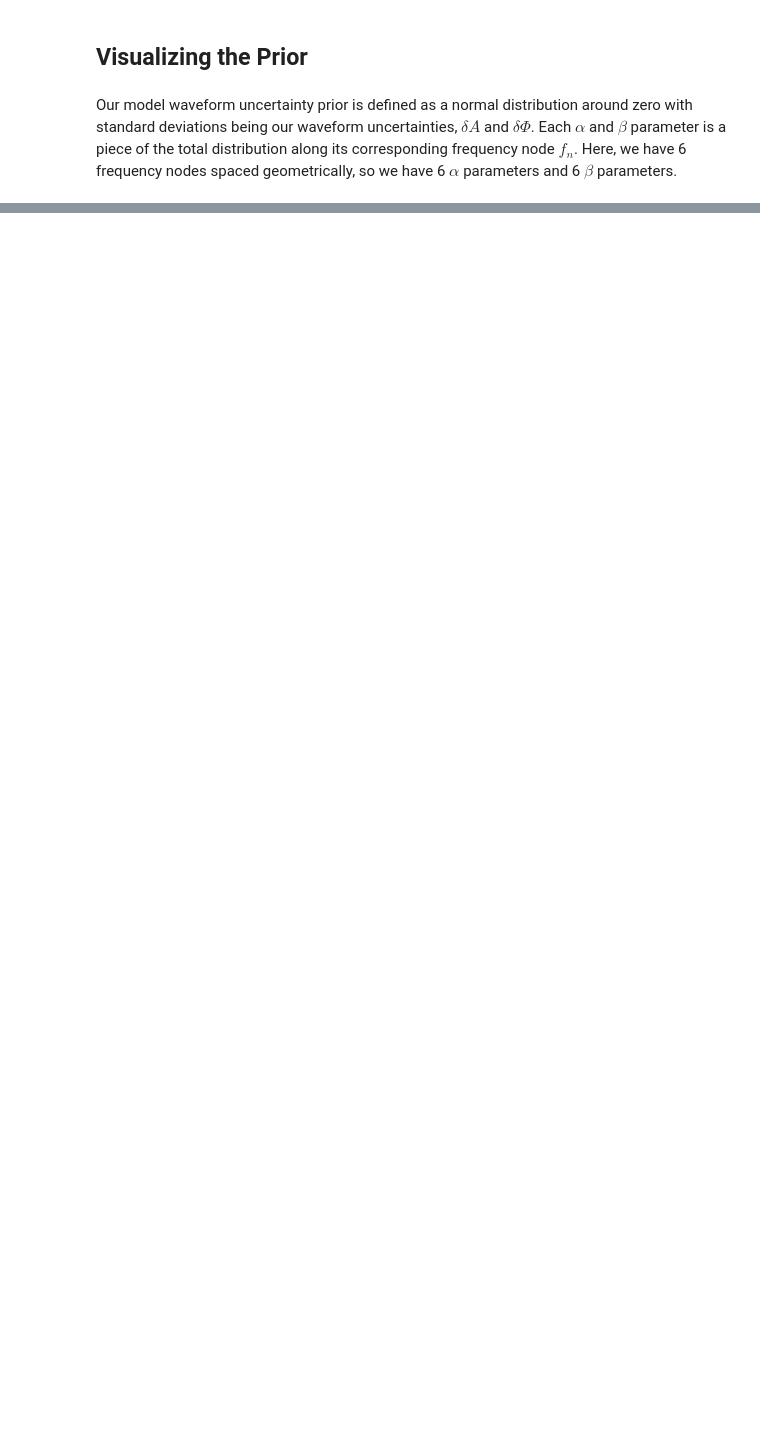
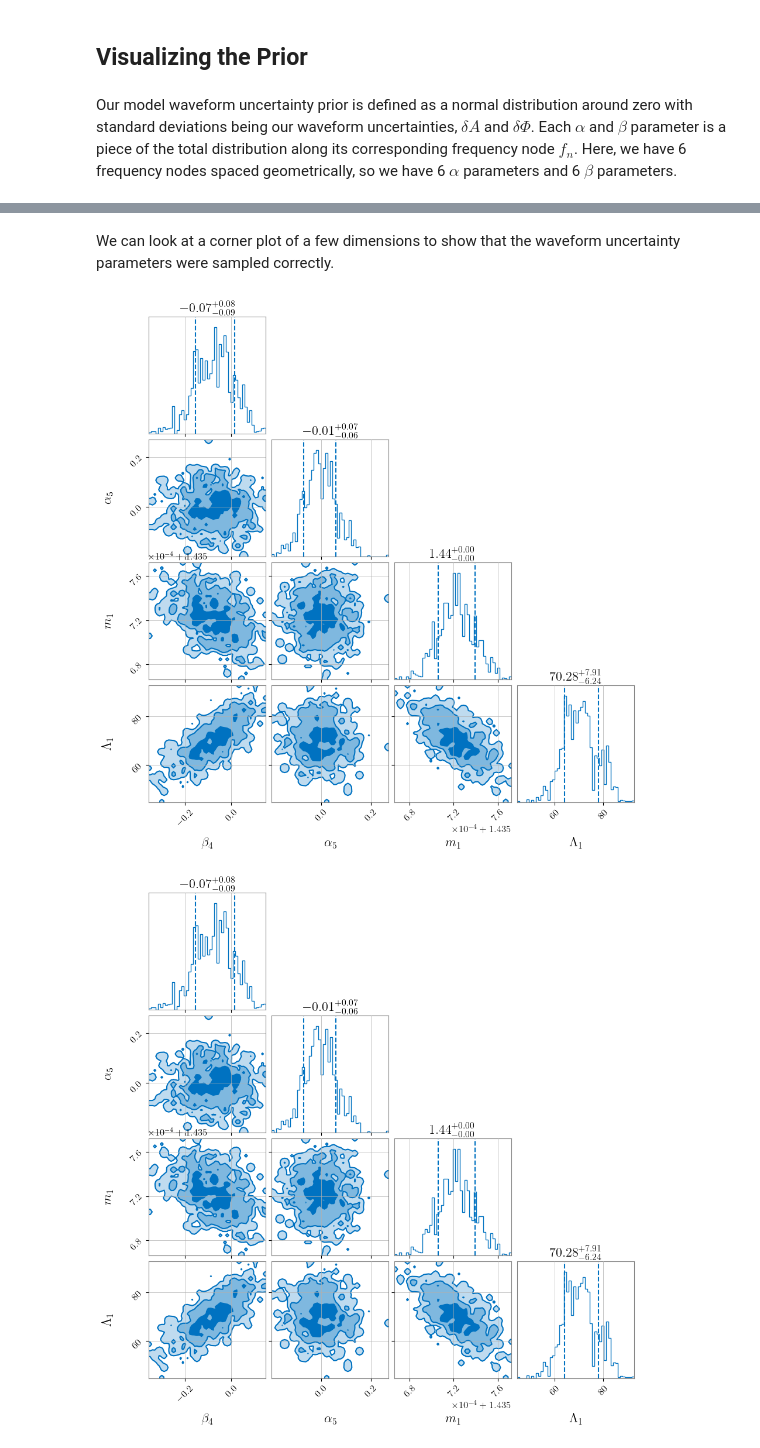
Before and after one commit to RyanSR71/waveform_uncertainty, a Jupyter notebook: docs/source/notebooks/WFU_Sampling_Tutorial.ipynb, the cells around one changed output, grey strips where cells are left out. Cells and saved outputs as stored; diff of their text form; code cells hidden in the pictures; blank space fills up the shorter version.

```diff
--- a/docs/source/notebooks/WFU_Sampling_Tutorial.ipynb
+++ b/docs/source/notebooks/WFU_Sampling_Tutorial.ipynb
@@ -115,0 +147,22 @@ plt.show()
+# %%
+# drawing a random sample from the prior for our injection
+injection_parameters = prior.sample()
+
+# setting up interferometers
+ifos = bilby.gw.detector.InterferometerList(['H1', 'L1'])
+ifos.set_strain_data_from_power_spectral_densities(
+    sampling_frequency=4096, duration=256,
+    start_time=injection_parameters['geocent_time'] - 3)
+ifo_injection = ifos.inject_signal(
+    waveform_generator=hf1,
+    parameters=injection_parameters)
+
+# setting up likelihood
+likelihood = bilby.gw.likelihood.GravitationalWaveTransient(
+    ifos,
+    hf1,
+    priors=prior,
+    time_marginalization=False,
+    phase_marginalization=False,
+    distance_marginalization=False,
+)
@@ -115,0 +189,10 @@ plt.show()
+# %%
+result = bilby.run_sampler(
+    likelihood, prior, sampler='nestle',
+    label="example",
+    conversion_function=bilby.gw.conversion.generate_all_bns_parameters,
+    nlive=1000,
+    dlogz=1.,
+    clean=True,
+    maxiter=None,
+)
@@ -115,0 +203,9 @@ plt.show()
+# %%
+result = bilby.read_in_result('/home/ryanmatthew.johnson/Waveform_Uncertainty/output/NS_1_wfu_nlive_100_result.json')
+# %% [markdown]
+We can look at a corner plot of a few dimensions to show that the waveform uncertainty parameters were sampled correctly.
+# %%
+result.plot_corner(['beta_4','alpha_5','mass_1','lambda_1'],save=False)
+# %% [output]
+[figure, added]
+[figure, added]
```
Also changed, not shown: parts of 13 cells of this notebook.
